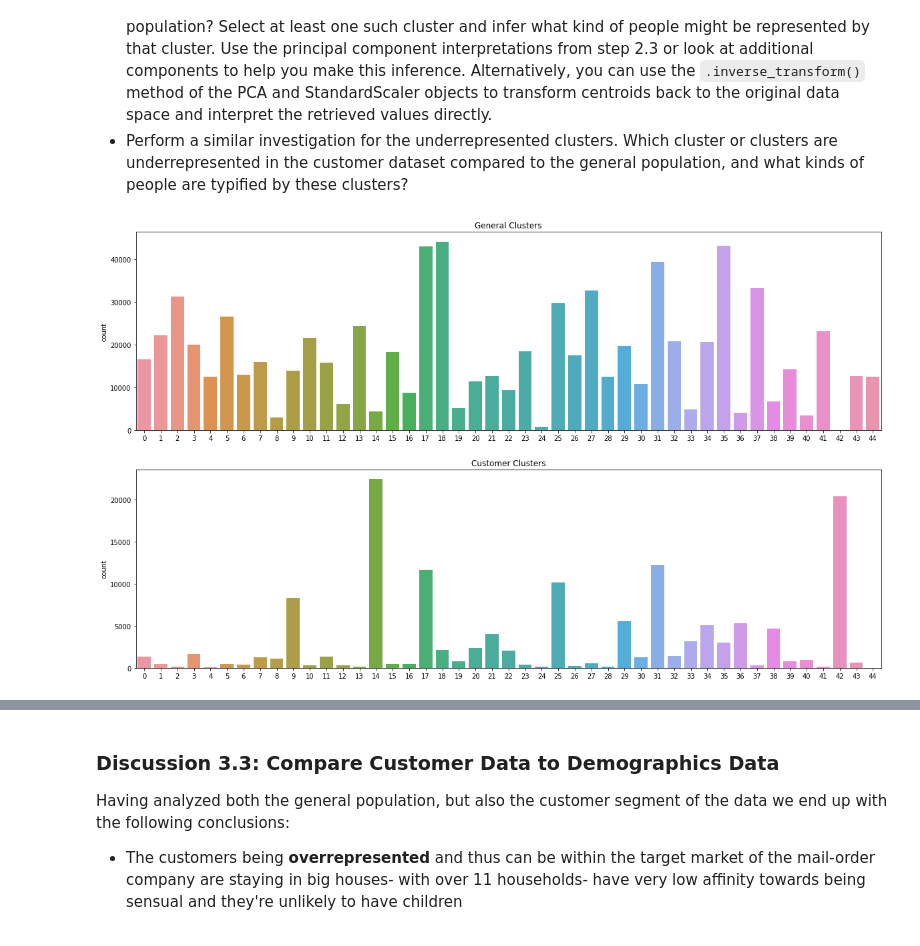
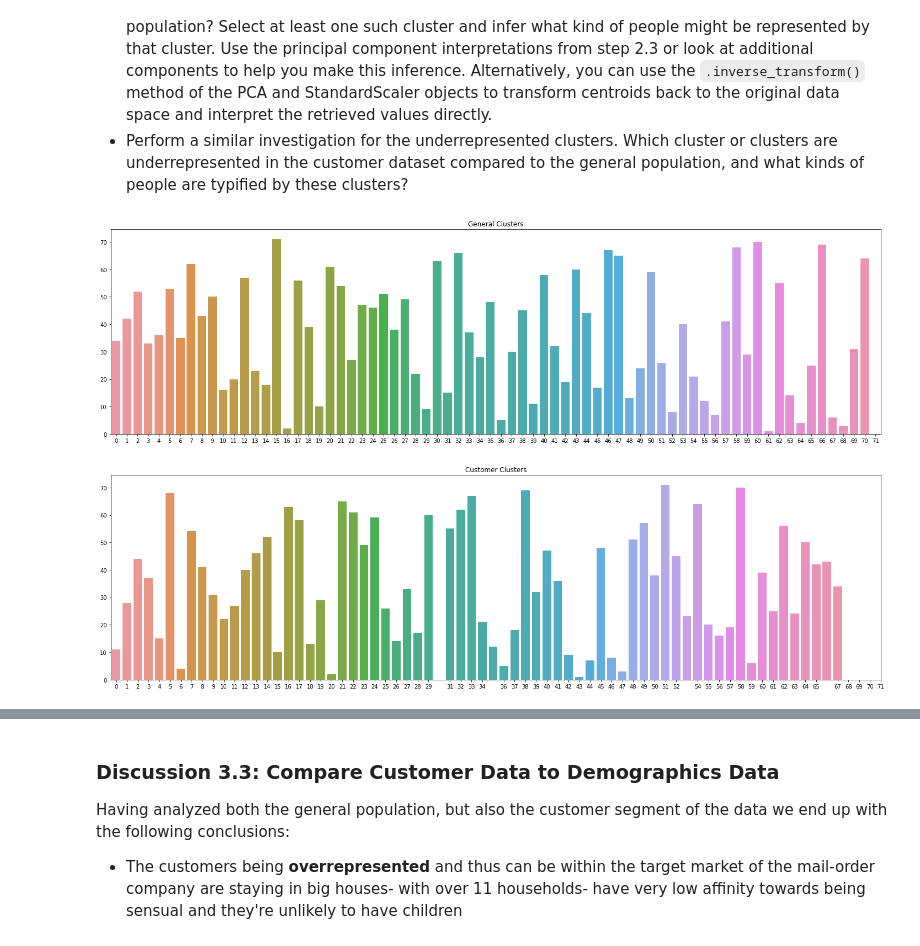
Before and after one commit to VLeaveUs/Identify-Customer-Segments, a Jupyter notebook: Identify_Customer_Segments.ipynb, the cells around one changed output, grey strips where cells are left out. Drawn from its saved outputs; the diff is of its cells as text; code cells hidden in the pictures.

```diff
--- a/Identify_Customer_Segments.ipynb
+++ b/Identify_Customer_Segments.ipynb
@@ -1011,14 +1021,12 @@ plt.title('SSE vs. K');
 # %%
 # Re-fit the k-means model with the selected number of clusters and obtain
 # cluster predictions for the general population demographics data.
-import time
-
 start = time.time()
 
-kmeans_opt = KMeans(45)
+kmeans_opt = KMeans(72)
 kmeans_opt.fit(azdias_pca2)
 preds = kmeans_opt.predict(azdias_pca2)
 
 end = time.time()
-print(end - start)
+print((end - start)/60)
 # %% [output]
@@ -1126,14 +1134,29 @@ Take a look at the following points in this step:
 # %%
 # Compare the proportion of data in each cluster for the customer data to the
 # proportion of data in each cluster for the general population.
-fig, (ax1, ax2)  = plt.subplots(2, 1, figsize=(20,12))
+
+unique_gp, predcounts = np.unique(preds, return_counts=True)
+unique_c, custcounts = np.unique(cust_preds, return_counts=True)
+
+predcounts = (predcounts/len(preds))*100
+custcounts = (custcounts/len(cust_preds))*100
+# print(unique_gp)
+fig, (ax1, ax2)  = plt.subplots(2, 1, figsize=(25,15))
 
 ax1.set_title('General Clusters')
-sns.countplot(preds, ax=ax1)
+sns.barplot(x=predcounts, y=unique_gp, ax=ax1)
+# ax1.set_yticks(np.linspace(0,np.max(predcounts), 20))
+# ax1.set_yticklabels(predcounts)
+ax1.set_xticks(unique_gp)
+ax1.set_xticklabels(unique_gp)
+# ax1.set_ylim([0,np.max(predcounts)+50])
 
 ax2.set_title('Customer Clusters')
-sns.countplot(cust_preds, ax=ax2)
+sns.barplot(custcounts, unique_c, ax=ax2)
+ax2.set_xticks(unique_c)
+ax2.set_xticklabels(unique_c)
+#ax2.set_ylim([0,45000])
 
 plt.show()
 # %% [output]
-[figure, old version]
+[figure, new version]
```
Also changed, not shown: parts of 18 cells of this notebook, 1 other file.
